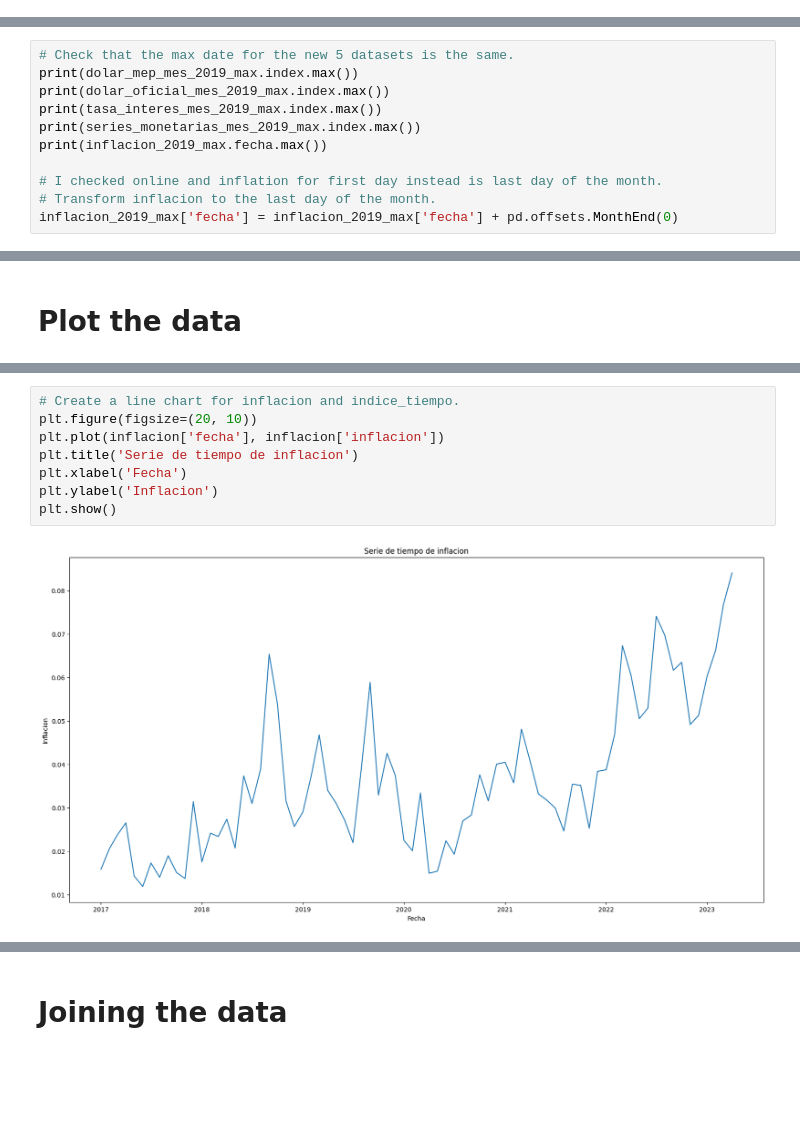
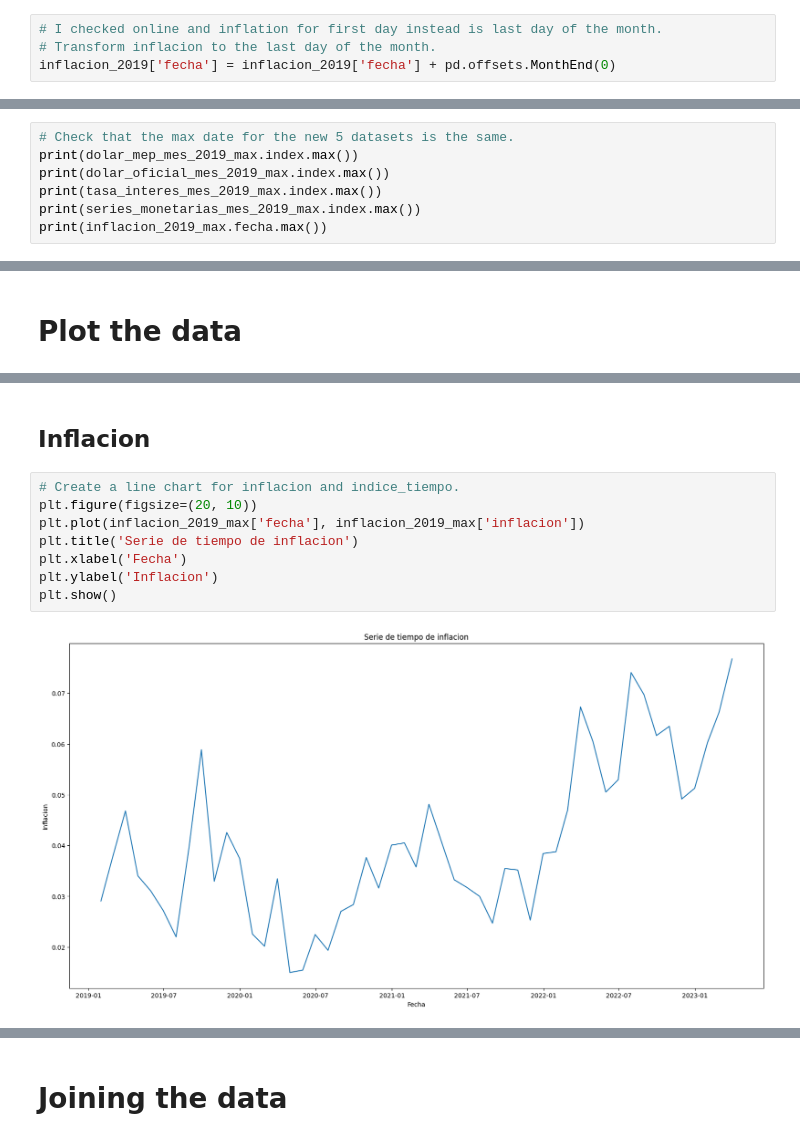
Before and after one commit to ChFontana/Projects, a Jupyter notebook: Argetina Macroeconomy/notebooks/argentina_data_exploration.ipynb, the cells around one changed output, grey strips where cells are left out. Saved outputs shown, nothing was run; the diff lists cells and outputs as text; blank space fills up the shorter version.

```diff
--- a/Argetina Macroeconomy/notebooks/argentina_data_exploration.ipynb
+++ b/Argetina Macroeconomy/notebooks/argentina_data_exploration.ipynb
@@ -381,0 +395,4 @@ inflacion_2019 = inflacion[inflacion.fecha >= '2019-01-01']
+# %%
+# I checked online and inflation for first day instead is last day of the month.
+# Transform inflacion to the last day of the month.
+inflacion_2019['fecha'] = inflacion_2019['fecha'] + pd.offsets.MonthEnd(0)
@@ -399,10 +427,6 @@ print(dolar_oficial_mes_2019_max.index.max())
 print(tasa_interes_mes_2019_max.index.max())
 print(series_monetarias_mes_2019_max.index.max())
 print(inflacion_2019_max.fecha.max())
-
-# I checked online and inflation for first day instead is last day of the month.
-# Transform inflacion to the last day of the month.
-inflacion_2019_max['fecha'] = inflacion_2019_max['fecha'] + pd.offsets.MonthEnd(0)
 # %% [output]
 2023-03-31 00:00:00
 2023-03-31 00:00:00
@@ -457,10 +500,12 @@ plt.show()
+# %% [markdown]
+## Inflacion
 # %%
 # Create a line chart for inflacion and indice_tiempo.
 plt.figure(figsize=(20, 10))
-plt.plot(inflacion['fecha'], inflacion['inflacion'])
+plt.plot(inflacion_2019_max['fecha'], inflacion_2019_max['inflacion'])
 plt.title('Serie de tiempo de inflacion')
 plt.xlabel('Fecha')
 plt.ylabel('Inflacion')
 plt.show()
 # %% [output]
-[figure, old version]
+[figure, new version]
```
Also changed, not shown: parts of 15 cells of this notebook.
